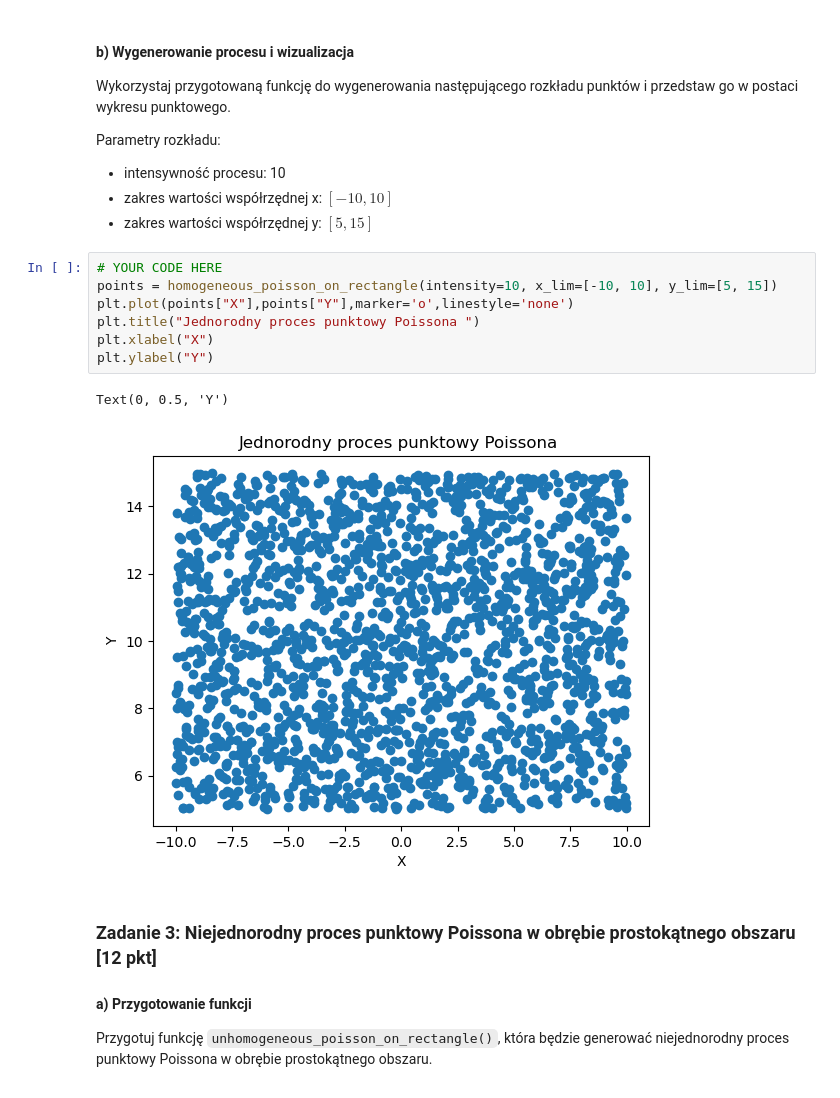
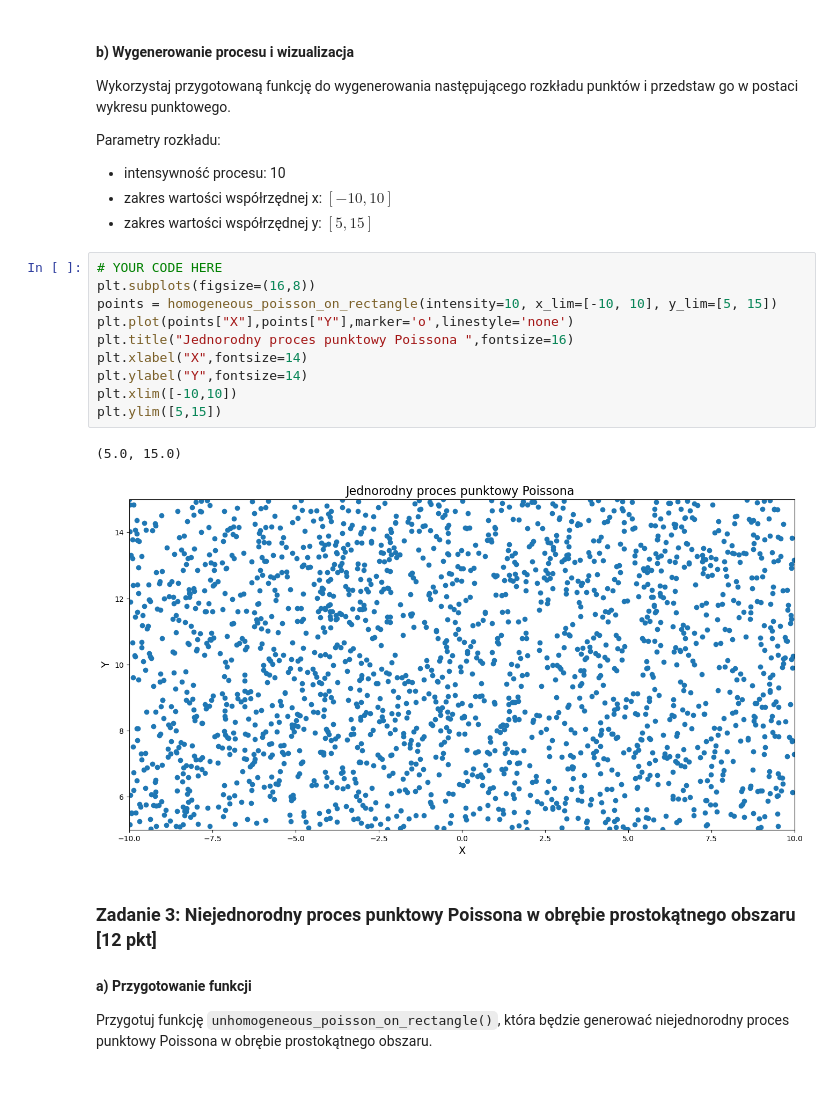
Before and after one commit to kubanskan/ADP, a Jupyter notebook: ZZ1-GenerowanieProcesowPunktowych/ZZ01.ipynb, the cells around one changed output. Saved outputs shown, nothing was run; the diff lists cells and outputs as text.

```diff
--- a/ZZ1-GenerowanieProcesowPunktowych/ZZ01.ipynb
+++ b/ZZ1-GenerowanieProcesowPunktowych/ZZ01.ipynb
@@ -213,14 +216,17 @@ Parametry rozkładu:
  - zakres wartości współrzędnej y: $[5, 15]$
 # %%
 # YOUR CODE HERE
+plt.subplots(figsize=(16,8))
 points = homogeneous_poisson_on_rectangle(intensity=10, x_lim=[-10, 10], y_lim=[5, 15])
 plt.plot(points["X"],points["Y"],marker='o',linestyle='none')
-plt.title("Jednorodny proces punktowy Poissona ")
-plt.xlabel("X")
-plt.ylabel("Y")
+plt.title("Jednorodny proces punktowy Poissona ",fontsize=16)
+plt.xlabel("X",fontsize=14)
+plt.ylabel("Y",fontsize=14)
+plt.xlim([-10,10])
+plt.ylim([5,15])
 # %% [output]
-Text(0, 0.5, 'Y')
+(5.0, 15.0)
-[figure, old version]
+[figure, new version]
 # %% [markdown]
 ### Zadanie 3: Niejednorodny proces punktowy Poissona w obrębie prostokątnego obszaru [12 pkt]
 
```
Also changed, not shown: parts of 4 cells of this notebook.
